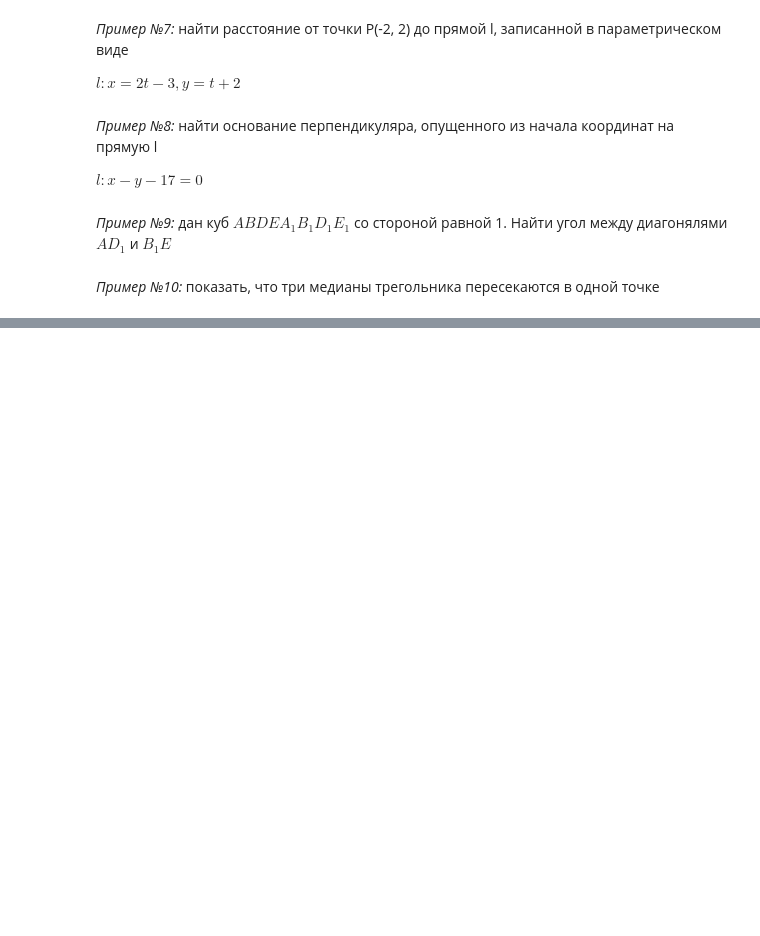
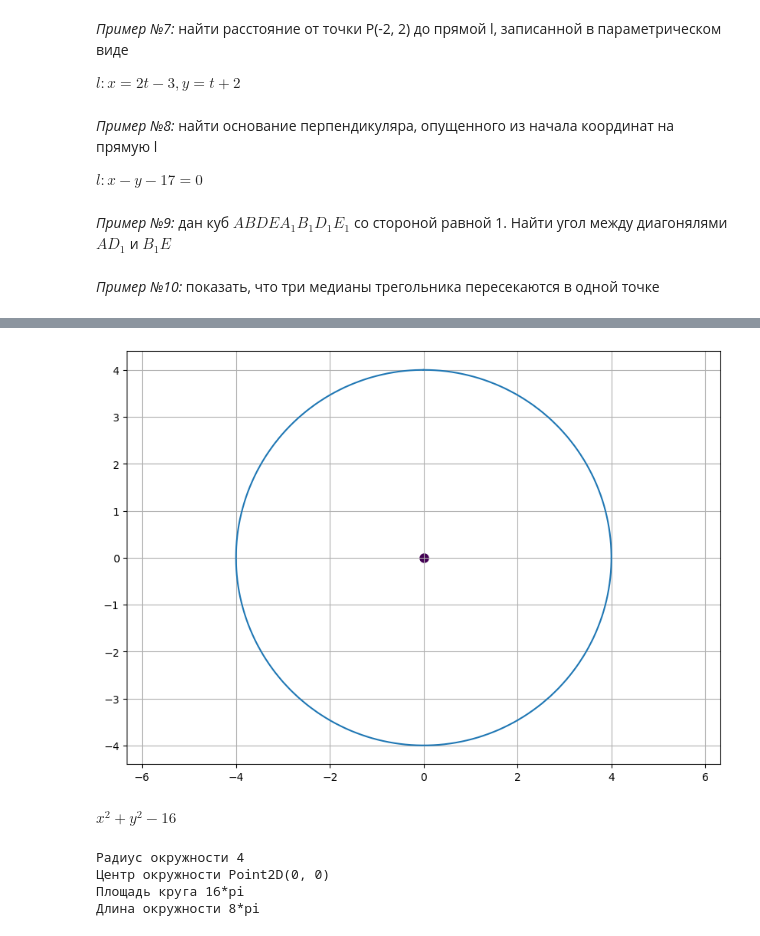
Before and after one commit to AlexeyTri/Mathematics, a Jupyter notebook: Mathematics_3.ipynb, the cells around one changed output, grey strips where cells are left out. Drawn from its saved outputs; the diff is of its cells as text; code cells hidden in the pictures; blank space fills up the shorter version.

```diff
--- a/Mathematics_3.ipynb
+++ b/Mathematics_3.ipynb
@@ -686,0 +867,31 @@ $l: x - y - 17 = 0$
+# %%
+%matplotlib inline
+plt.figure(figsize=(10, 7))
+r = 4
+t = np.arange(0, 2*np.pi, 0.01)
+
+x = r * np.sin(t)
+y = r * np.cos(t)
+plt.plot(x, y)
+plt.scatter(0, 0, marker="o", c=r, lw=3)
+plt.grid()
+plt.axis('equal')
+plt.show()
+# %% [output]
+[figure, added]
+# %%
+# создание окружности
+
+Circle(Point(0, 0), 4).equation()
+# %% [output]
+$\displaystyle x^{2} + y^{2} - 16$
+# %%
+print("Радиус окружности {}".format(Circle(Point(0, 0), 4).radius))
+print("Центр окружности {}".format(Circle(Point(0, 0), 4).center))
+print("Площадь круга {}".format(Circle(Point(0, 0), 4).area))
+print("Длина окружности {}".format(Circle(Point(0, 0), 4).circumference))
+# %% [output]
+Радиус окружности 4
+Центр окружности Point2D(0, 0)
+Площадь круга 16*pi
+Длина окружности 8*pi
```
Also changed, not shown: parts of 82 cells of this notebook.
